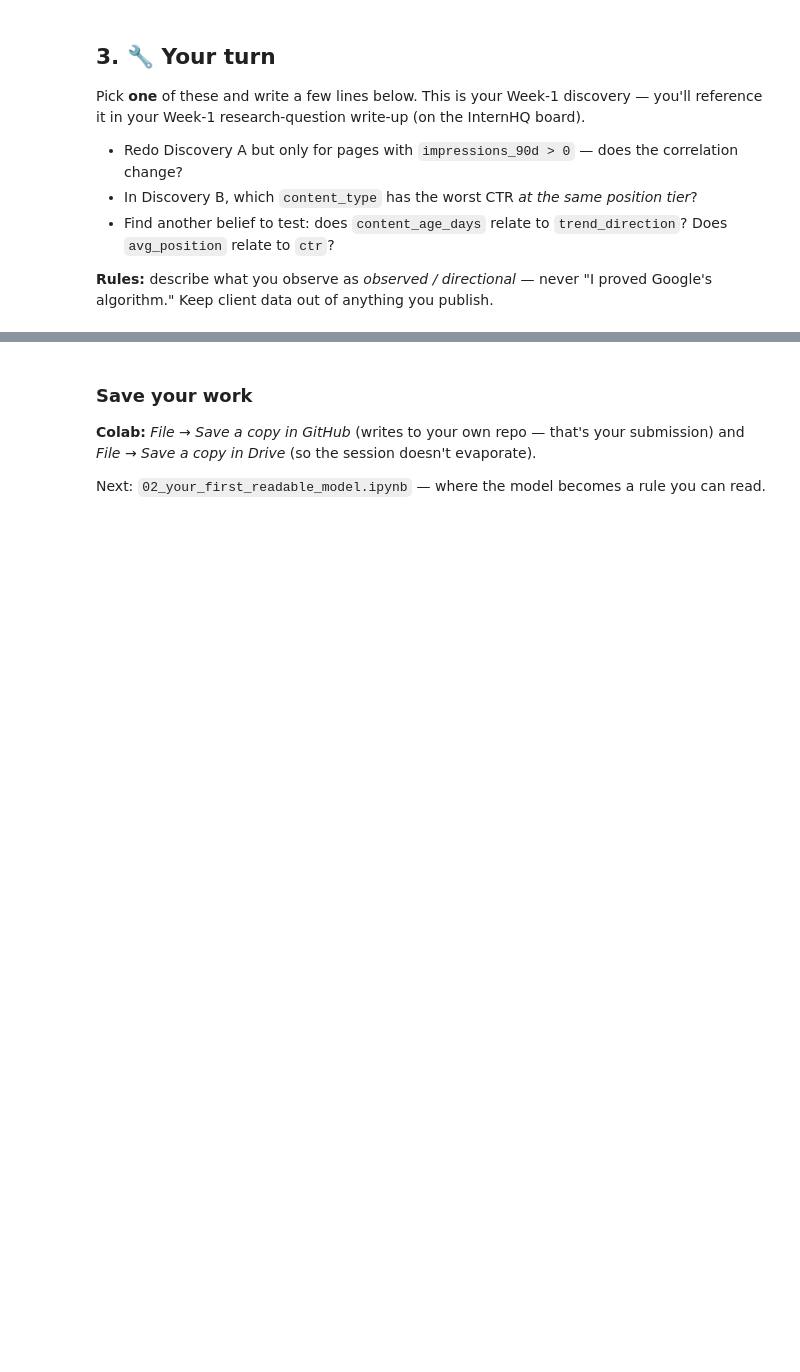
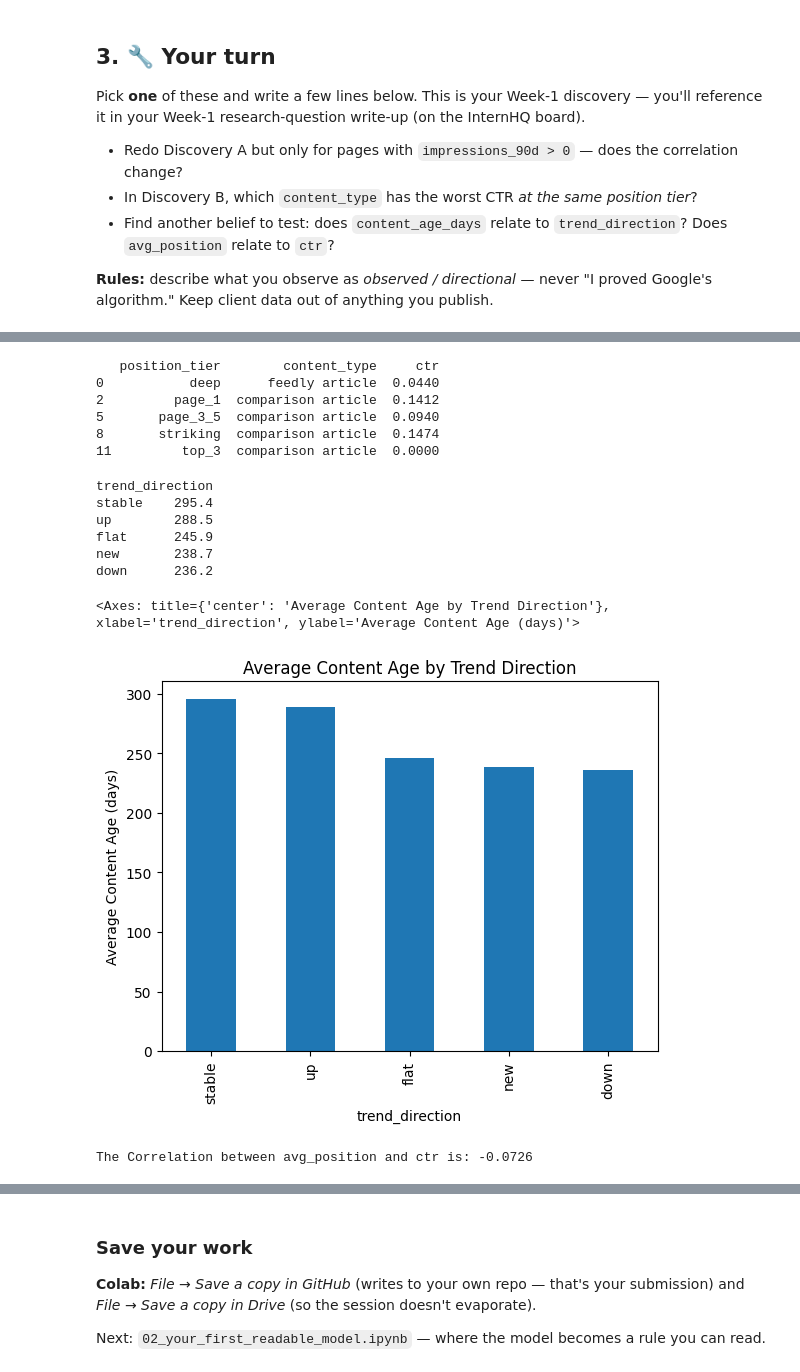
Before and after one commit to MissNaliaka/SEO-Content-Opportunity-Scoring, a Jupyter notebook: notebooks/01_first_look_and_discovery.ipynb, the cells around one changed output, grey strips where cells are left out. Saved outputs shown, nothing was run; the diff lists cells and outputs as text; code cells hidden in the pictures; blank space fills up the shorter version.

```diff
--- a/notebooks/01_first_look_and_discovery.ipynb
+++ b/notebooks/01_first_look_and_discovery.ipynb
@@ -148,0 +194,50 @@ Pick **one** of these and write a few lines below. This is your Week-1 discovery
+# %%
+worst_ctr = (
+    ctr_by_type_pos
+    .loc[ctr_by_type_pos.groupby("position_tier")["ctr"].idxmin()]
+    .sort_values("position_tier")
+)
+
+print(worst_ctr.round(4))
+# %% [output]
+   position_tier        content_type     ctr
+0           deep      feedly article  0.0440
+2         page_1  comparison article  0.1412
+5       page_3_5  comparison article  0.0940
+8       striking  comparison article  0.1474
+11         top_3  comparison article  0.0000
+# %%
+#Discovery C
+#Find another belief to test: does content_age_days relate to trend_direction? Does avg_position relate to ctr?
+
+#trend direction is categorical so data was grouped instead
+
+age_by_trend = (
+    df.groupby("trend_direction")["content_age_days"]
+      .mean()
+      .sort_values(ascending=False)
+)
+
+print(age_by_trend.round(1).to_string())
+
+age_by_trend.plot(
+    kind="bar",
+    title="Average Content Age by Trend Direction",
+    ylabel="Average Content Age (days)"
+)
+# %% [output]
+trend_direction
+stable    295.4
+up        288.5
+flat      245.9
+new       238.7
+down      236.2
+<Axes: title={'center': 'Average Content Age by Trend Direction'}, xlabel='trend_direction', ylabel='Average Content Age (days)'>
+[figure, added]
+# %%
+#Correlation between Average Position and ctr
+
+corr_pos_ctr = df["avg_position"].corr(df["ctr"])
+print(f"The Correlation between avg_position and ctr is: {corr_pos_ctr:.4f}")
+# %% [output]
+The Correlation between avg_position and ctr is: -0.0726
```
Also changed, not shown: parts of 7 cells of this notebook.
